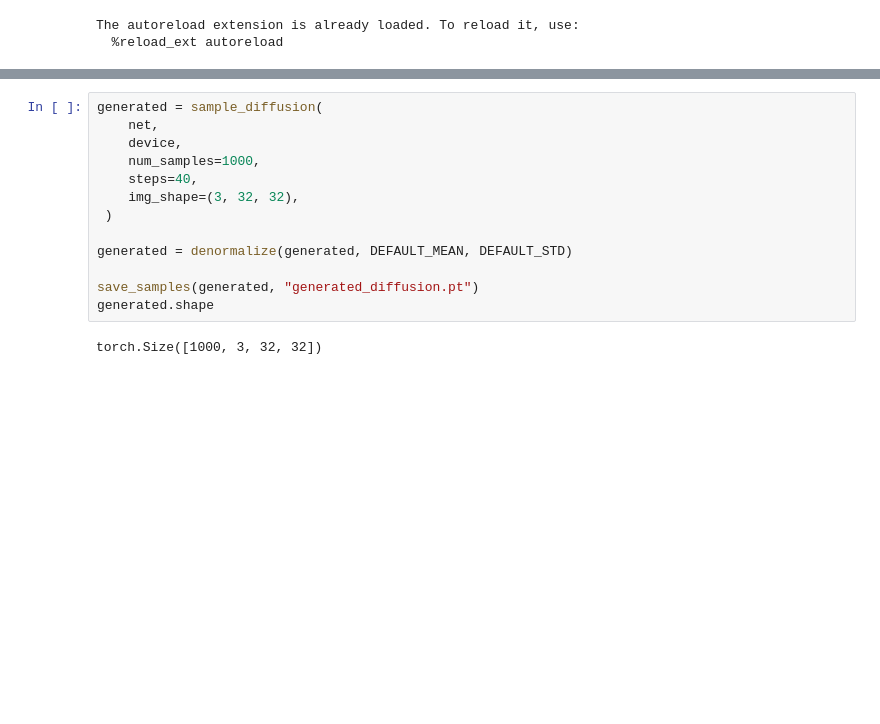
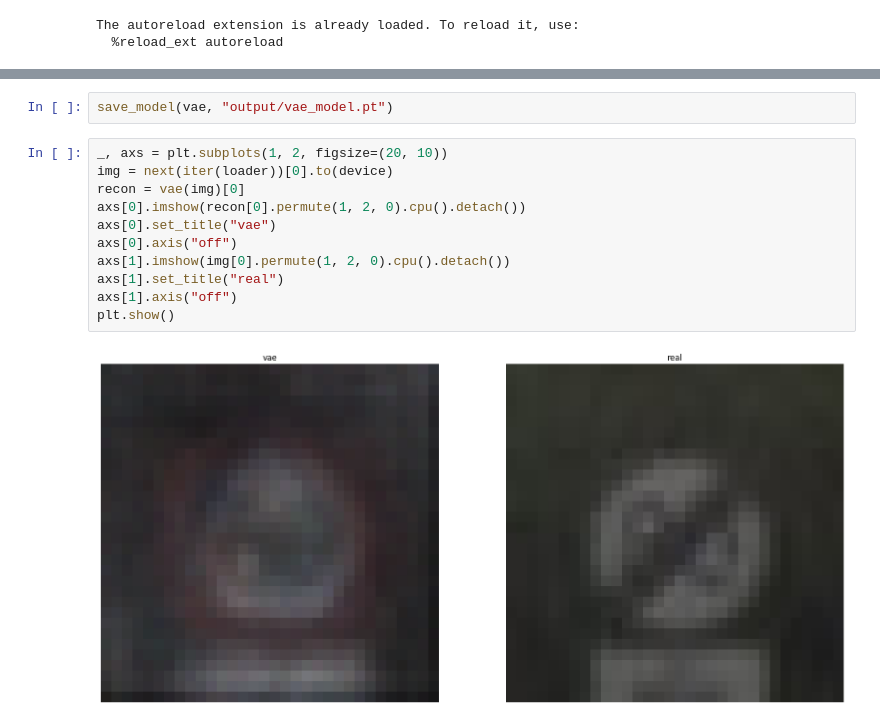
Before and after one commit to szymonsteccc/ssne_26L, a Jupyter notebook: generatywne/rozwiazanie.ipynb, the cells around one changed output, grey strips where cells are left out. Drawn from its saved outputs; the diff is of its cells as text; blank space fills up the shorter version.

```diff
--- a/generatywne/rozwiazanie.ipynb
+++ b/generatywne/rozwiazanie.ipynb
@@ -159,15 +146,15 @@ ax.axis('off')
-# %%
-generated = sample_diffusion(
-    net,
-    device,
-    num_samples=1000,
-    steps=40,
-    img_shape=(3, 32, 32),
- )
-
-generated = denormalize(generated, DEFAULT_MEAN, DEFAULT_STD)
-
-save_samples(generated, "generated_diffusion.pt")
-generated.shape
-# %% [output]
-torch.Size([1000, 3, 32, 32])
+# %%
+save_model(vae, "output/vae_model.pt")
+# %%
+_, axs = plt.subplots(1, 2, figsize=(20, 10))
+img = next(iter(loader))[0].to(device)
+recon = vae(img)[0]
+axs[0].imshow(recon[0].permute(1, 2, 0).cpu().detach())
+axs[0].set_title("vae")
+axs[0].axis("off")
+axs[1].imshow(img[0].permute(1, 2, 0).cpu().detach())
+axs[1].set_title("real")
+axs[1].axis("off")
+plt.show()
+# %% [output]
+[figure, added]
```
Also changed, not shown: parts of 14 cells of this notebook, 10 other files.
